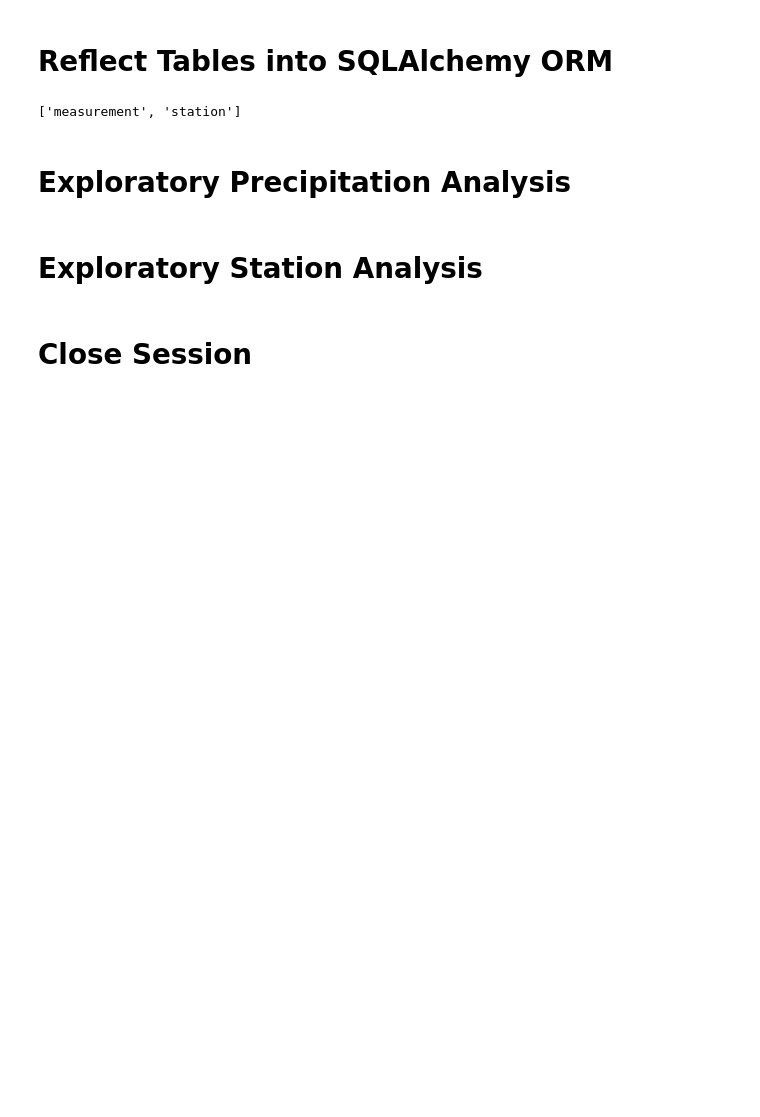
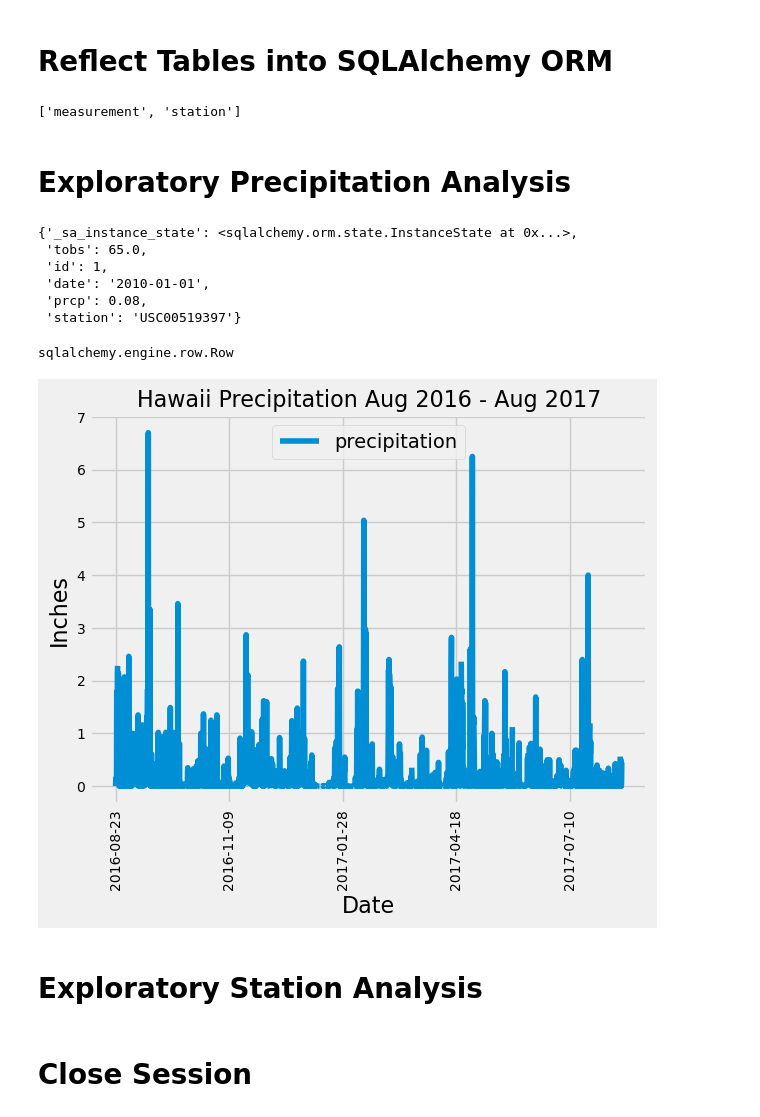
Before and after one commit to meehal0203/sqlalchemy-challenge, a Jupyter notebook: Surfsup/climate_starter.ipynb, the cells around one changed output. Cells and saved outputs as stored; diff of their text form; code cells hidden in the pictures; blank space fills up the shorter version.

```diff
--- a/Surfsup/climate_starter.ipynb
+++ b/Surfsup/climate_starter.ipynb
@@ -35,28 +36,61 @@ Measurement = Base.classes.measurement
 Station = Base.classes.station
 # %%
 # Create our session (link) from Python to the DB
-Session = session
+session = Session(engine)
 # %% [markdown]
 # Exploratory Precipitation Analysis
+# %%
+# look at first row to see columns etc
+first_row = session.query(Measurement).first()
+first_row.__dict__
+# %% [output]
+{'_sa_instance_state': <sqlalchemy.orm.state.InstanceState at 0x...>,
+ 'tobs': 65.0,
+ 'id': 1,
+ 'date': '2010-01-01',
+ 'prcp': 0.08,
+ 'station': 'USC00519397'}
 # %%
 # Find the most recent date in the data set.
+most_recent_date =(session.query(Measurement.date)
+             .order_by(Measurement.date.desc())
+                .first())
+most_recent_date
+type(most_recent_date)
+# %% [output]
+sqlalchemy.engine.row.Row
 # %%
 # Design a query to retrieve the last 12 months of precipitation data and plot the results.
 # Starting from the most recent data point in the database.
 
 # Calculate the date one year from the last date in data set.
+one_year_date = dt.date(2017, 8, 23) - dt.timedelta(days=365)
+one_year_date
+# Perform a query to retrieve the data and precipitation scores
+results = session.query(Measurement.date, Measurement.prcp).filter\
+(Measurement.date >= one_year_date).order_by(Measurement.date).all()
+results
+# Save the query results as a Pandas DataFrame. Explicitly set the column names
+hawaii_df = pd.DataFrame(results, columns =['date', 'precipitation'])
+hawaii_df.head()
+# Sort the dataframe by date
+hawaii_df.set_index(hawaii_df['date'], inplace =True)
+hawaii_df
+# hawaii_df = hawaii_df.drop('date', axis=1)
+# hawaii_df
+# Use Pandas Plotting with Matplotlib to plot the data
+hawaii_df.plot('date', 'precipitation')
 
 
-# Perform a query to retrieve the data and precipitation scores
-
-
-# Save the query results as a Pandas DataFrame. Explicitly set the column names
-
-
-# Sort the dataframe by date
-
-
-# Use Pandas Plotting with Matplotlib to plot the data
+plt.xlabel("Date",  size = 16)
+plt.ylabel("Inches", size = 16)
+plt.title("Hawaii Precipitation Aug 2016 - Aug 2017", size = 16)
+plt.legend(["precipitation"],loc='upper center')
+plt.xticks(rotation=90, size = 10)
+plt.yticks(size = 10)
+plt.show()
+# %% [output]
+[figure, added]
 # %%
 # Use Pandas to calculate the summary statistics for the precipitation data
 # %% [markdown]
```
Also changed, not shown: parts of 1 cell of this notebook.
